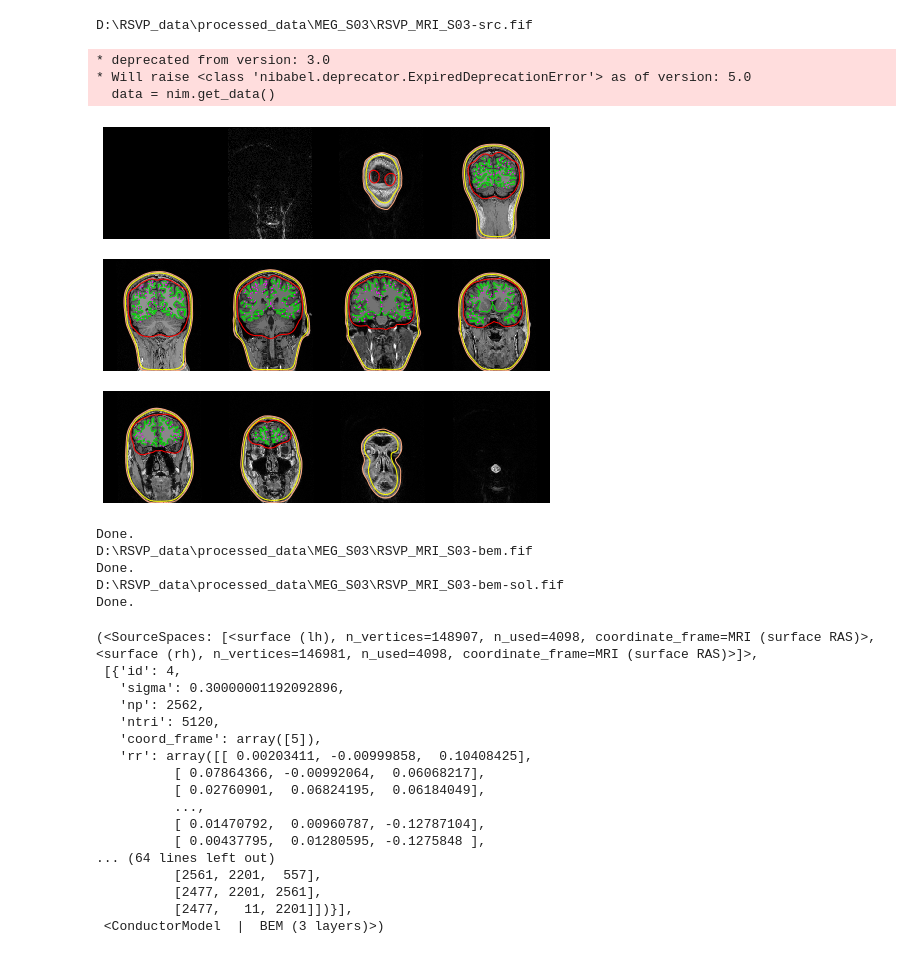
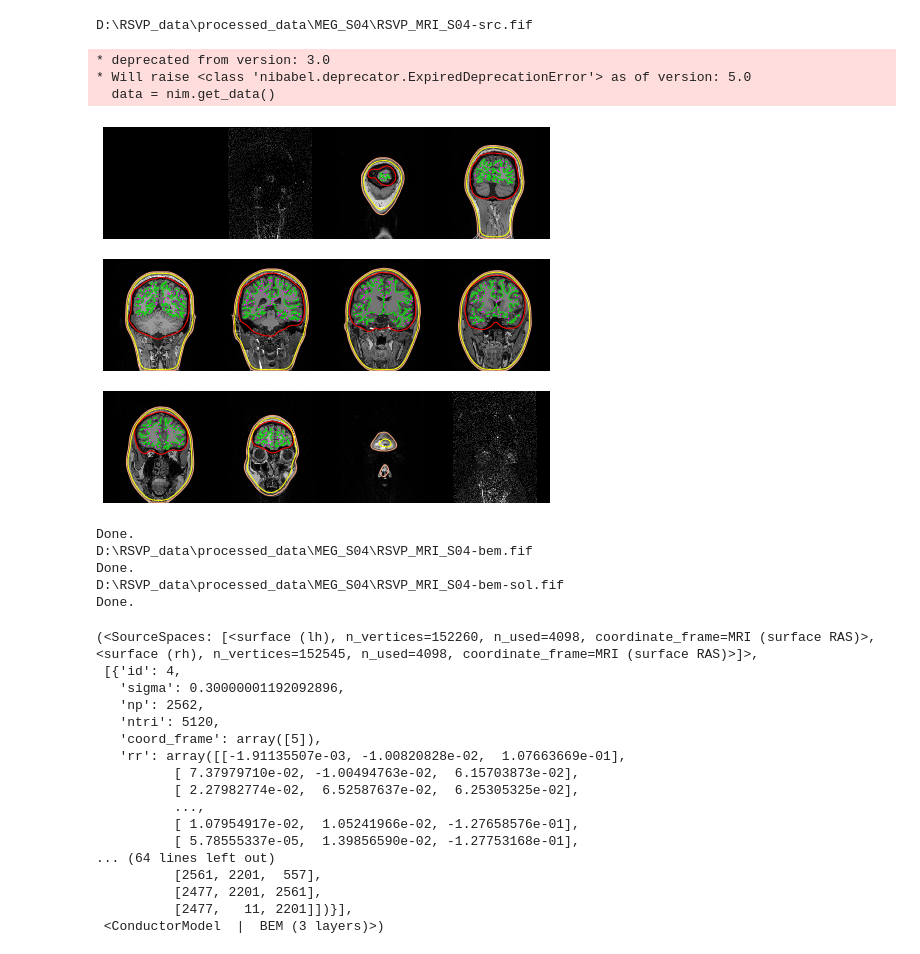
Before and after one commit to listenzcc/inverse_analysis, a Jupyter notebook: analysis_demo_1.ipynb, the cells around one changed output. Saved outputs shown, nothing was run; the diff lists cells and outputs as text; code cells hidden in the pictures.

```diff
--- a/analysis_demo_1.ipynb
+++ b/analysis_demo_1.ipynb
@@ -8,7 +9,7 @@ FS_subjects_dir = os.path.join('D:\\', 'freesurfer', 'subjects')
 MEG_subjects_dir = os.path.join('D:\\', 'RSVP_data', 'processed_data')
 Subject_ids = 'S{id:02d}'
 # %%
-sid = Subject_ids.format(id=3)
+sid = Subject_ids.format(id=4)
 FS_subject = 'RSVP_MRI_{}'.format(sid)
 MEG_subject = os.path.join(MEG_subjects_dir, 'MEG_{}'.format(sid))
 
@@ -32,52 +33,52 @@ mne.viz.plot_bem(subject=FS_subject, subjects_dir=FS_subjects_dir,
                  show=show)
 print('Done.')
 
 # BEM surfaces
 tmppath = os.path.join(MEG_subject, '{}-bem.fif'.format(FS_subject))
 print(tmppath)
 if os.path.exists(tmppath):
     model = mne.read_bem_surfaces(tmppath)
 else:
     model = mne.make_bem_model(subject=FS_subject, subjects_dir=FS_subjects_dir)
     mne.write_bem_surfaces(tmppath, model)
 # print(model)
 print('Done.')
 
 # BEM solution
 tmppath = os.path.join(MEG_subject, '{}-bem-sol.fif'.format(FS_subject))
 print(tmppath)
 if os.path.exists(tmppath):
     bem_sol = mne.read_bem_solution(tmppath)
 else:
     bem_sol = mne.make_bem_solution(model)
     mne.write_bem_solution(tmppath, bem_sol)
 # print(bem_sol)
 print('Done.')
 
 src, model, bem_sol
 # %% [output]
-D:\RSVP_data\processed_data\MEG_S03\RSVP_MRI_S03-src.fif
+D:\RSVP_data\processed_data\MEG_S04\RSVP_MRI_S04-src.fif
 * deprecated from version: 3.0
 * Will raise <class 'nibabel.deprecator.ExpiredDeprecationError'> as of version: 5.0
   data = nim.get_data()
-[figure, old version]
+[figure, new version]
 Done.
-D:\RSVP_data\processed_data\MEG_S03\RSVP_MRI_S03-bem.fif
+D:\RSVP_data\processed_data\MEG_S04\RSVP_MRI_S04-bem.fif
 Done.
-D:\RSVP_data\processed_data\MEG_S03\RSVP_MRI_S03-bem-sol.fif
+D:\RSVP_data\processed_data\MEG_S04\RSVP_MRI_S04-bem-sol.fif
 Done.
-(<SourceSpaces: [<surface (lh), n_vertices=148907, n_used=4098, coordinate_frame=MRI (surface RAS)>, <surface (rh), n_vertices=146981, n_used=4098, coordinate_frame=MRI (surface RAS)>]>,
+(<SourceSpaces: [<surface (lh), n_vertices=152260, n_used=4098, coordinate_frame=MRI (surface RAS)>, <surface (rh), n_vertices=152545, n_used=4098, coordinate_frame=MRI (surface RAS)>]>,
  [{'id': 4,
    'sigma': 0.30000001192092896,
    'np': 2562,
    'ntri': 5120,
    'coord_frame': array([5]),
-   'rr': array([[ 0.00203411, -0.00999858,  0.10408425],
-          [ 0.07864366, -0.00992064,  0.06068217],
-          [ 0.02760901,  0.06824195,  0.06184049],
+   'rr': array([[-1.91135507e-03, -1.00820828e-02,  1.07663669e-01],
+          [ 7.37979710e-02, -1.00494763e-02,  6.15703873e-02],
+          [ 2.27982774e-02,  6.52587637e-02,  6.25305325e-02],
           ...,
-          [ 0.01470792,  0.00960787, -0.12787104],
-          [ 0.00437795,  0.01280595, -0.1275848 ],
+          [ 1.07954917e-02,  1.05241966e-02, -1.27658576e-01],
+          [ 5.78555337e-05,  1.39856590e-02, -1.27753168e-01],
 ... (64 lines left out)
           [2561, 2201,  557],
           [2477, 2201, 2561],
```
Also changed, not shown: parts of 4 cells of this notebook, 3 other files.
